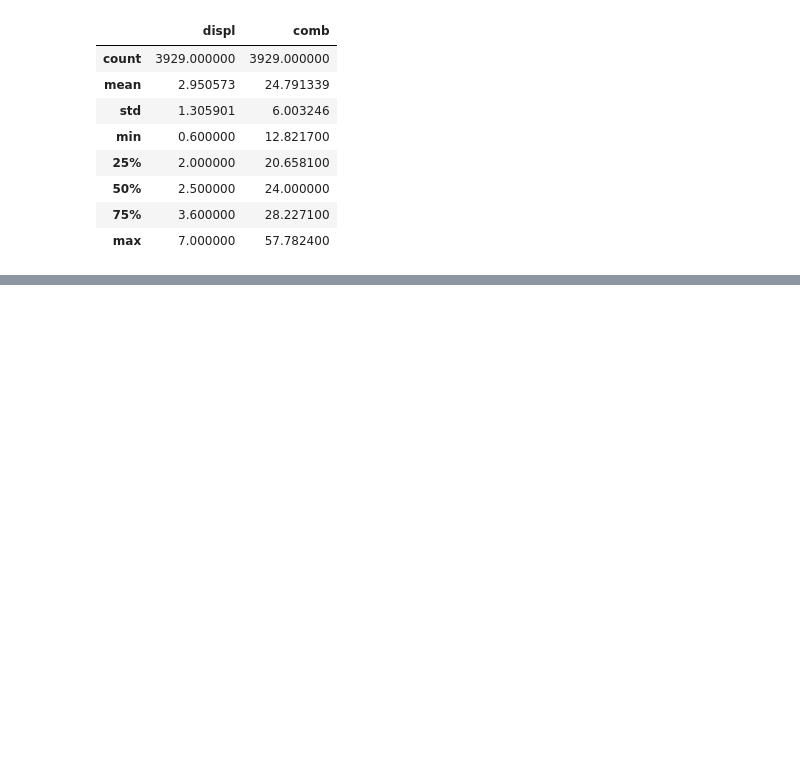
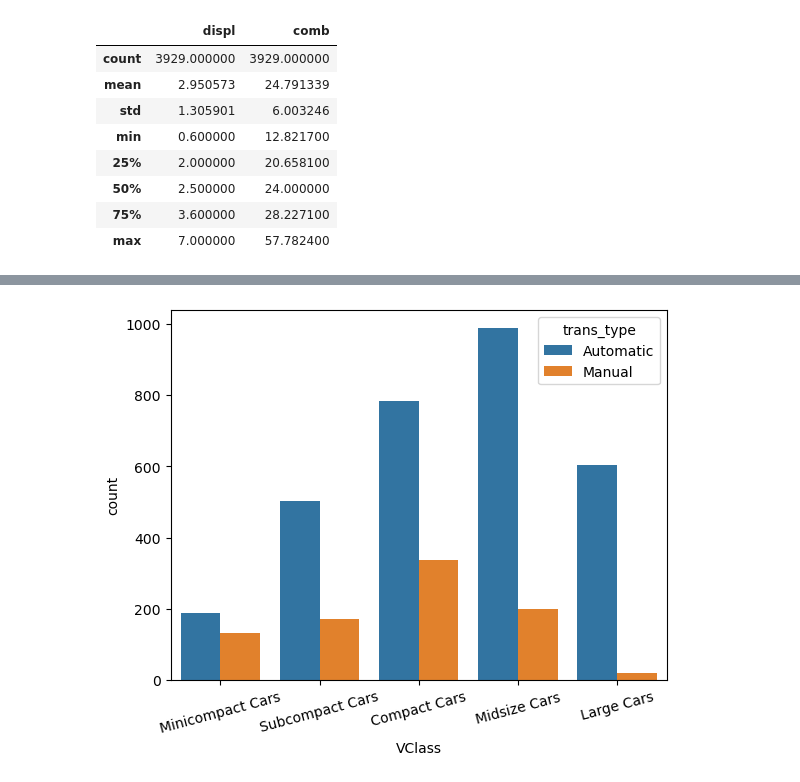
Before and after one commit to Nihal-Awad/Matplot-Seaborn-Practice, a Jupyter notebook: Visualization.ipynb, the cells around one changed output, grey strips where cells are left out. Drawn from its saved outputs; the diff is of its cells as text; code cells hidden in the pictures; blank space fills up the shorter version.

```diff
--- a/Visualization.ipynb
+++ b/Visualization.ipynb
@@ -388,0 +400,5 @@ plt.xticks(rotation = 15);
+# %%
+sns.countplot(data = fuel_econ, x = 'VClass', hue = 'trans_type');
+plt.xticks(rotation = 15);
+# %% [output]
+[figure, added]
```
Also changed, not shown: parts of 14 cells of this notebook.
